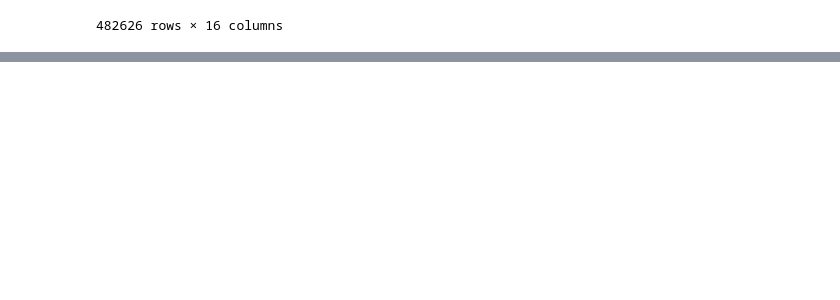
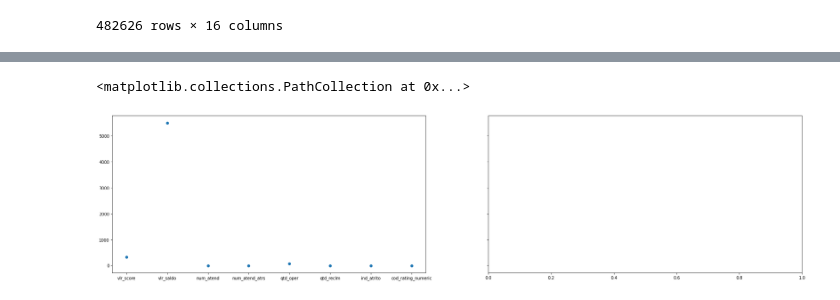
Before and after one commit to 2022M3T1-Inteli/Turing-Labs, a Jupyter notebook: notebooks/notebook_oficial (1).ipynb, the cells around one changed output, grey strips where cells are left out. Cells and saved outputs as stored; diff of their text form; code cells hidden in the pictures; blank space fills up the shorter version.

```diff
--- a/notebooks/notebook_oficial.ipynb
+++ b/notebooks/notebook_oficial (1).ipynb
@@ -126 +127,14 @@ safra_artificial
 719 rows × 8 columns
+# %%
+# Pegando os nomes das colunas
+names = list(x.keys())
+# E pegando o valor da linhas do index 135
+values = list(x.iloc[135])
+# %%
+# Associa parametros nas duas variáveis
+fig, axs = plt.subplots(1, 2, figsize=(30, 7), sharey=True)
+# visualização por meio do scatter
+axs[0].scatter(names, values)
+# %% [output]
+<matplotlib.collections.PathCollection at 0x...>
+[figure, added]
```
Also changed, not shown: parts of 2 cells of this notebook.
